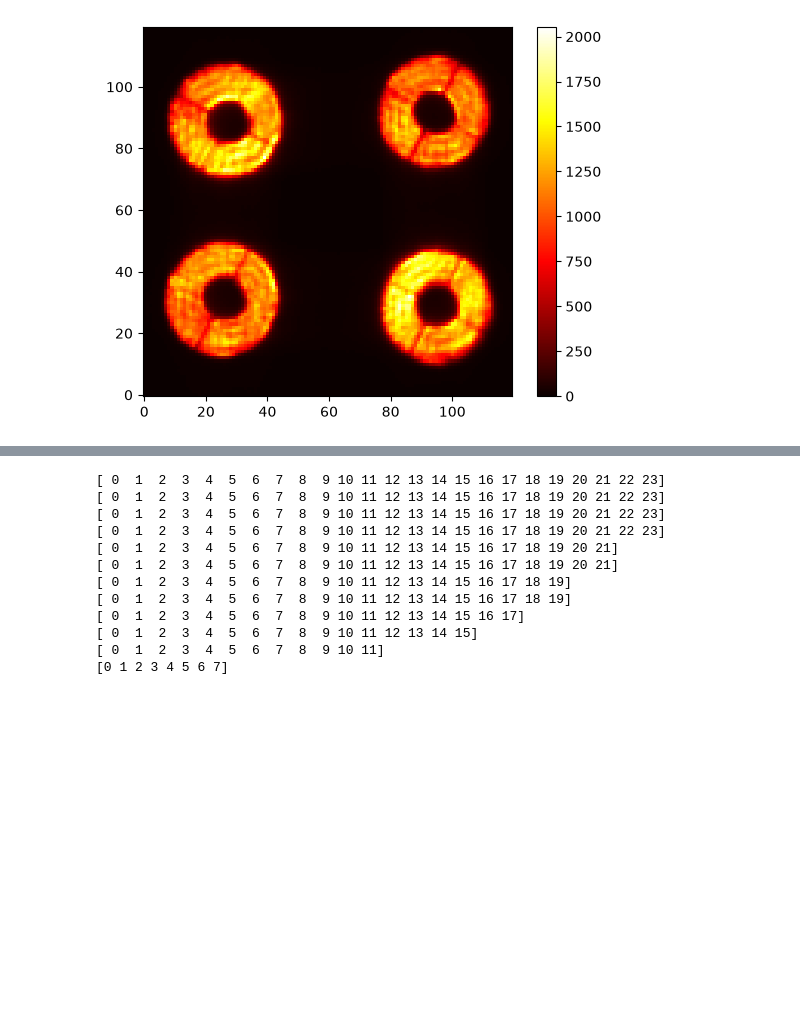
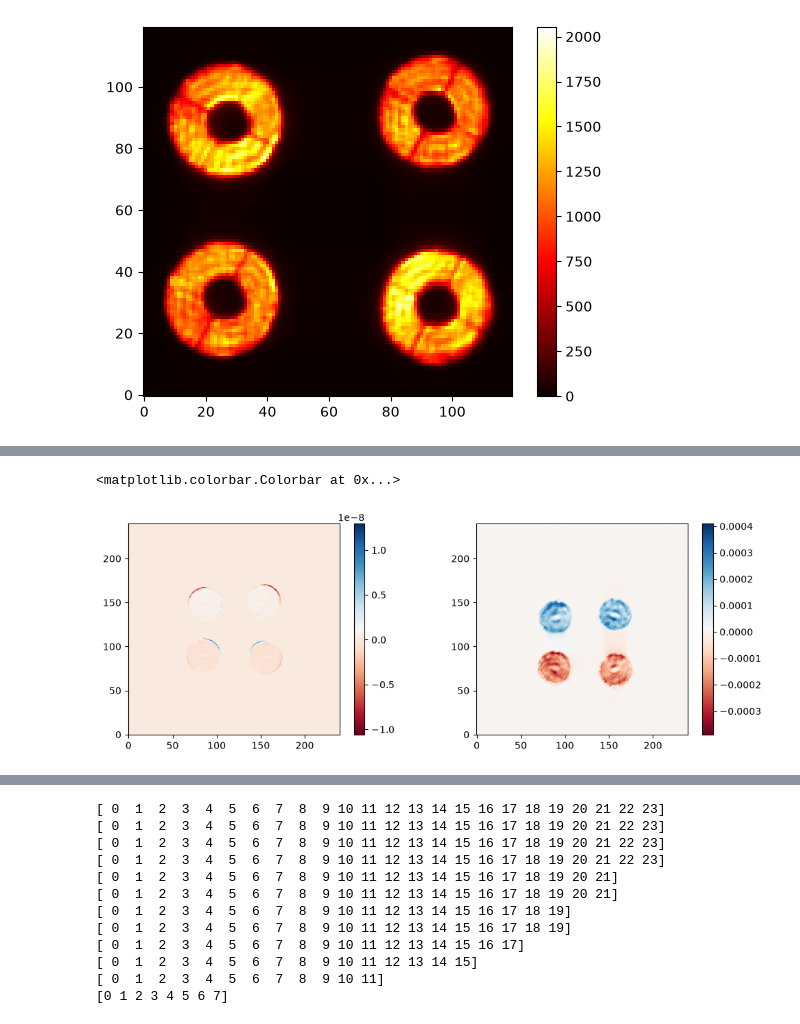
Before and after one commit to Menessao/SPECULA, a Jupyter notebook: config/EKARUS/ekarusSynIM.ipynb, the cells around one changed output, grey strips where cells are left out. Cells and saved outputs as stored; diff of their text form; code cells hidden in the pictures; blank space fills up the shorter version.

```diff
--- a/config/EKARUS/ekarusSynIM.ipynb
+++ b/config/EKARUS/ekarusSynIM.ipynb
@@ -128,0 +149,28 @@ plt.colorbar()
+# %%
+synim = fits.getdata('/raid1/mmenessini/calibration/EKARUS/im/pyr5.0_onbench_dm468_im.fits')
+pyr_mask = get_pupil_mask(npix=240,filepath='/raid1/mmenessini/calibration/EKARUS/pupils/pyr_pupdata_onbench.fits')
+pup_hdu = fits.open('/raid1/mmenessini/calibration/EKARUS/pupils/pyr_pupdata_onbench.fits')
+pup_ids = pup_hdu[1].data
+
+j = 1
+npix = 240
+fimg = np.zeros([npix,npix])
+rtot = 0
+for i in range(4):
+    valid_ids = pup_ids[:,i] != -1
+    len_ids = np.sum(valid_ids)
+    np.put(fimg, pup_ids[valid_ids,i], synim[rtot:rtot+len_ids,j])
+    rtot += len_ids
+# fimg[pyr_mask] = synim[:,j]
+f2d = fimg.reshape([npix,npix])
+
+plt.figure(figsize=(12,4))
+plt.subplot(1,2,1)
+plt.imshow(f2d,origin='lower',cmap='RdBu')
+plt.colorbar()
+plt.subplot(1,2,2)
+plt.imshow(im[:,j].reshape([240,240]),origin='lower',cmap='RdBu')
+plt.colorbar()
+# %% [output]
+<matplotlib.colorbar.Colorbar at 0x...>
+[figure, added]
```
Also changed, not shown: parts of 9 cells of this notebook, 11 other files.
